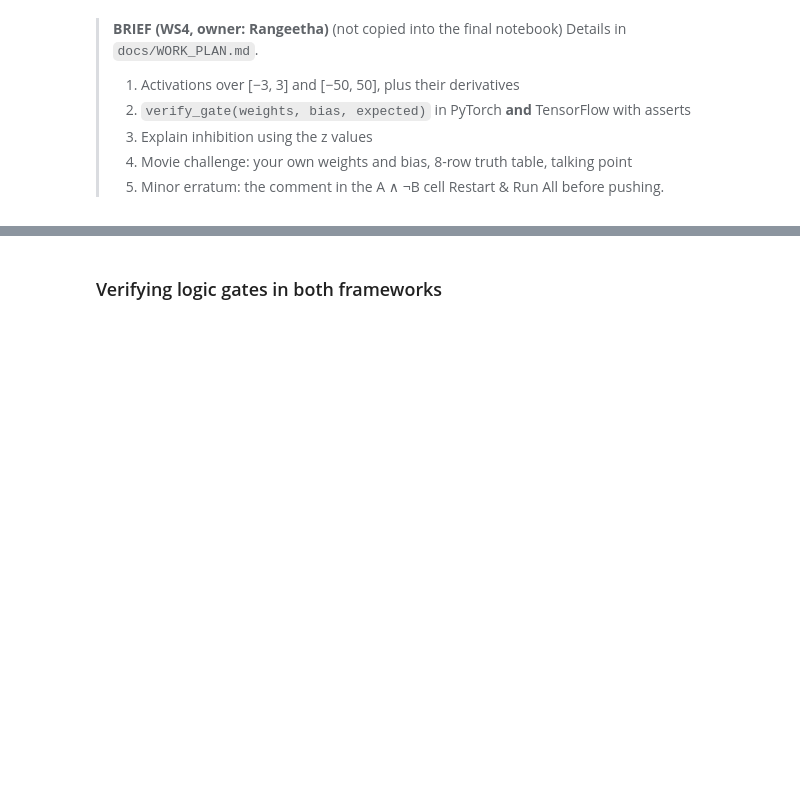
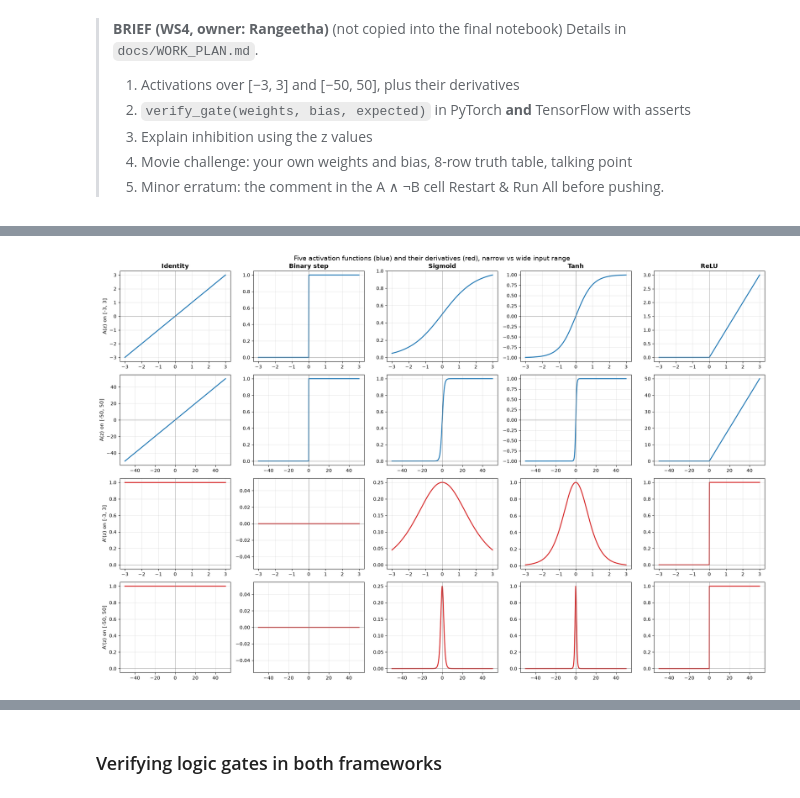
Before and after one commit to Namypark/cscn8010-perceptron-lab, a Jupyter notebook: workstreams/ws4_activations_gates.ipynb, the cells around one changed output, grey strips where cells are left out. Cells and saved outputs as stored; diff of their text form; code cells hidden in the pictures; blank space fills up the shorter version.

Commit message:
ws4: activations + derivatives, verify_gate in torch/tf, inhibition, movie weights

```diff
--- a/workstreams/ws4_activations_gates.ipynb
+++ b/workstreams/ws4_activations_gates.ipynb
@@ -20,0 +69,49 @@ from itertools import product
+# %%
+# --- Activation functions and their derivatives (NumPy, so we can plot them) ---
+def identity(z):     return z
+def d_identity(z):   return np.ones_like(z)
+
+def step(z):         return np.where(z > 0, 1.0, 0.0)          # same z > 0 rule as the workshop
+def d_step(z):       return np.zeros_like(z)                    # flat everywhere (undefined at 0)
+
+def sigmoid(z):      return 1.0 / (1.0 + np.exp(-z))
+def d_sigmoid(z):    s = sigmoid(z); return s * (1.0 - s)
+
+def tanh(z):         return np.tanh(z)
+def d_tanh(z):       return 1.0 - np.tanh(z) ** 2
+
+def relu(z):         return np.maximum(0.0, z)
+def d_relu(z):       return np.where(z > 0, 1.0, 0.0)
+
+activations = {
+    "Identity":    (identity, d_identity),
+    "Binary step": (step,     d_step),
+    "Sigmoid":     (sigmoid,  d_sigmoid),
+    "Tanh":        (tanh,     d_tanh),
+    "ReLU":        (relu,     d_relu),
+}
+
+z_narrow = np.linspace(-3, 3, 601)
+z_wide   = np.linspace(-50, 50, 2001)
+
+fig, axes = plt.subplots(4, 5, figsize=(20, 13), sharex="row")
+rows = [("A(z) on [-3, 3]",   z_narrow, 0, "tab:blue"),
+        ("A(z) on [-50, 50]", z_wide,   0, "tab:blue"),
+        ("A'(z) on [-3, 3]",  z_narrow, 1, "tab:red"),
+        ("A'(z) on [-50, 50]", z_wide,  1, "tab:red")]
+
+for r, (label, z, which, colour) in enumerate(rows):
+    for c, (name, fns) in enumerate(activations.items()):
+        ax = axes[r, c]
+        ax.plot(z, fns[which](z), color=colour, lw=2)
+        ax.axhline(0, color="grey", lw=0.6); ax.axvline(0, color="grey", lw=0.6)
+        ax.grid(alpha=0.3)
+        if r == 0: ax.set_title(name, fontsize=13, fontweight="bold")
+        if c == 0: ax.set_ylabel(label, fontsize=11)
+
+fig.suptitle("Five activation functions (blue) and their derivatives (red), narrow vs wide input range",
+             fontsize=14)
+plt.tight_layout()
+plt.show()
+# %% [output]
+[figure, added]
```
Also changed, not shown: parts of 20 cells of this notebook.
